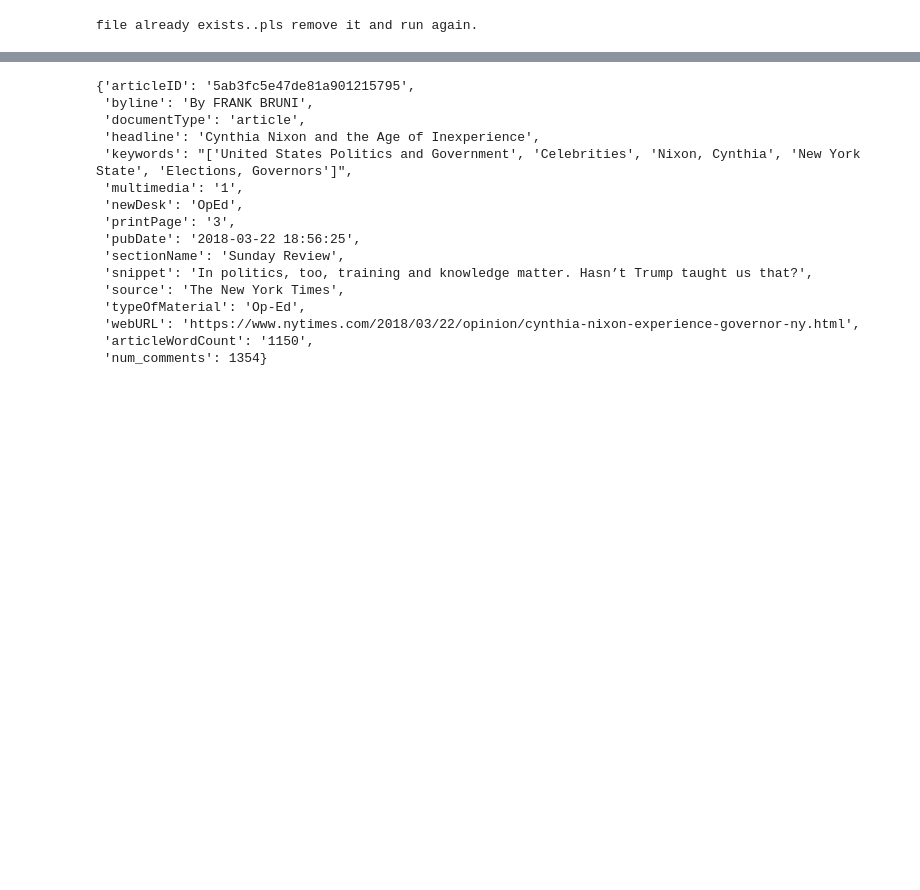
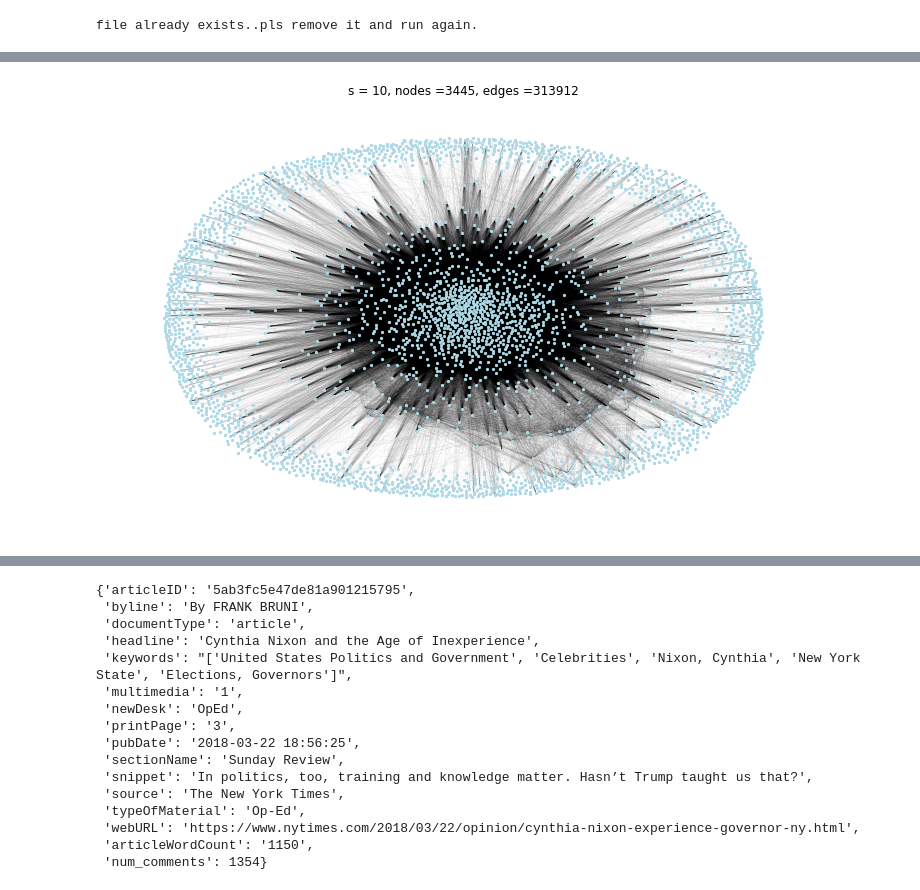
Before and after one commit to ahsun-tariq/591-newyork-times, a Jupyter notebook: project.ipynb, the cells around one changed output, grey strips where cells are left out. Drawn from its saved outputs; the diff is of its cells as text; code cells hidden in the pictures; blank space fills up the shorter version.

```diff
--- a/project.ipynb
+++ b/project.ipynb
@@ -294,4 +307,8 @@ linegraph_articles_s1 = H.get_linegraph(1, edges=True, use_nwhy=True)
 # %%
 linegraph_articles_s10 = H.get_linegraph(10, edges=True, use_nwhy=True)
+# %%
+plotGraph(linegraph_articles_s10,10)
+# %% [output]
+[figure, added]
 # %%
 linegraph_articles_s20 = H.get_linegraph(20, edges=True, use_nwhy=True)
```
Also changed, not shown: parts of 5 cells of this notebook.
